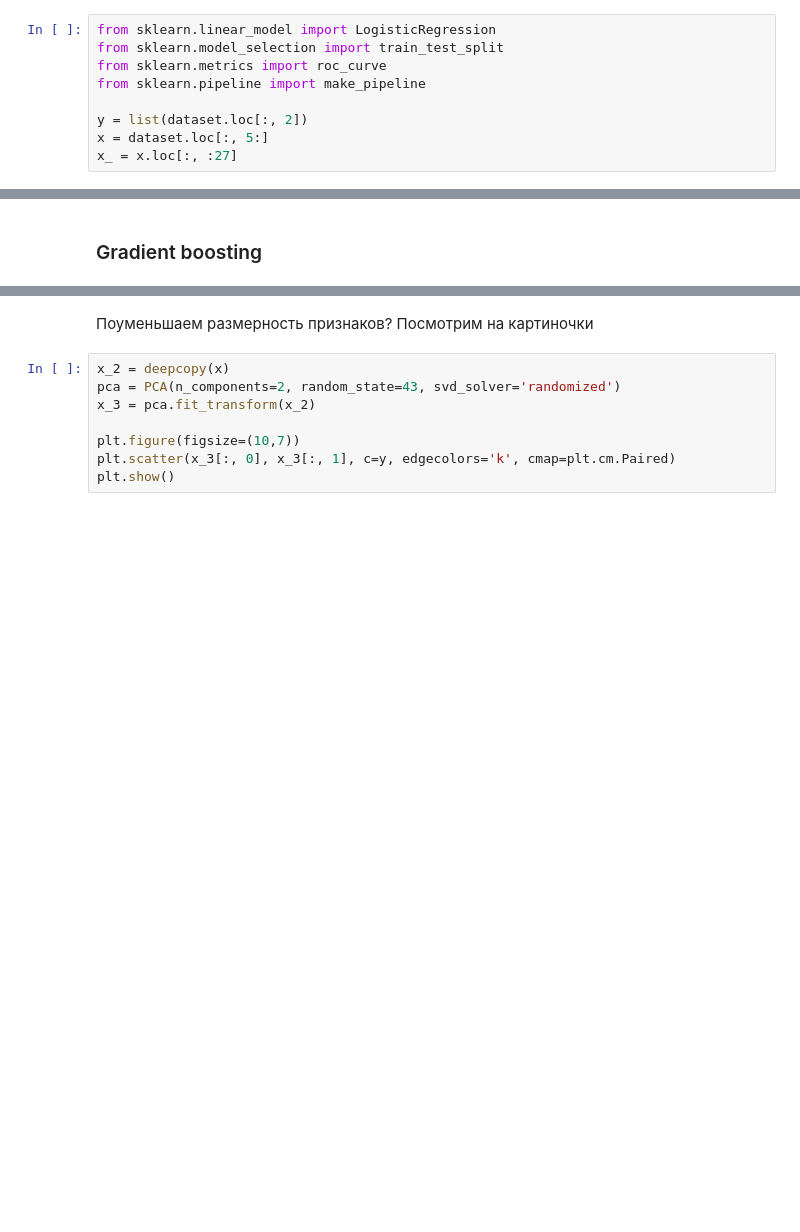
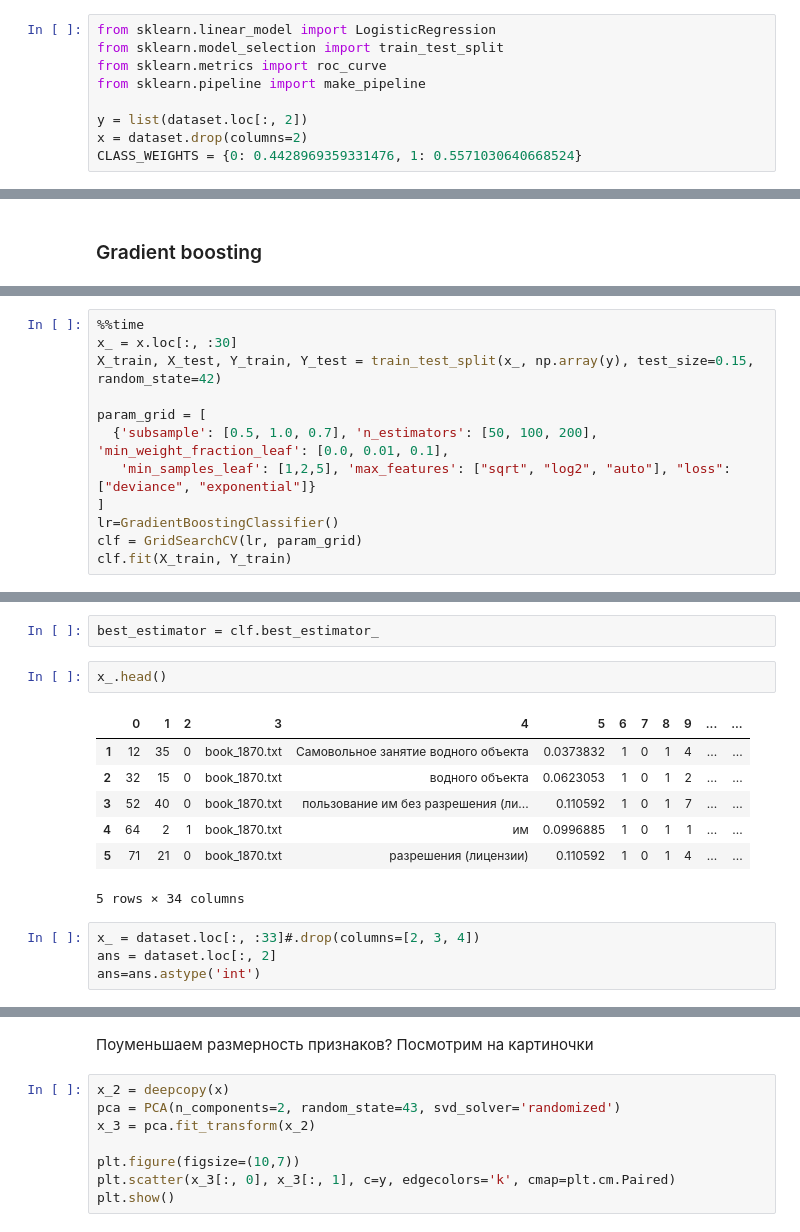
Before and after one commit to DariaZvereva/Coreference-Resolution, a Jupyter notebook: diploma.ipynb, the cells around one changed output, grey strips where cells are left out. Saved outputs shown, nothing was run; the diff lists cells and outputs as text; blank space fills up the shorter version.

```diff
--- a/diploma.ipynb
+++ b/diploma.ipynb
@@ -509,5 +629,5 @@ from sklearn.metrics import roc_curve
 from sklearn.pipeline import make_pipeline
 
 y = list(dataset.loc[:, 2])
-x = dataset.loc[:, 5:]
-x_ = x.loc[:, :27]
+x = dataset.drop(columns=2)
+CLASS_WEIGHTS = {0: 0.4428969359331476, 1: 0.5571030640668524}
@@ -612,0 +1006,12 @@ Accuracy 0.6323777403035413
+# %%
+%%time
+x_ = x.loc[:, :30]
+X_train, X_test, Y_train, Y_test = train_test_split(x_, np.array(y), test_size=0.15, random_state=42)
+
+param_grid = [
+  {'subsample': [0.5, 1.0, 0.7], 'n_estimators': [50, 100, 200], 'min_weight_fraction_leaf': [0.0, 0.01, 0.1],
+   'min_samples_leaf': [1,2,5], 'max_features': ["sqrt", "log2", "auto"], "loss": ["deviance", "exponential"]}
+]
+lr=GradientBoostingClassifier()
+clf = GridSearchCV(lr, param_grid)
+clf.fit(X_train, Y_train)
@@ -612,0 +1021,16 @@ Accuracy 0.6323777403035413
+# %%
+best_estimator = clf.best_estimator_
+# %%
+x_.head()
+# %% [output]
+|  | 0 | 1 | 2 | 3 | 4 | 5 | 6 | 7 | 8 | 9 | ... | ... |
+| 1 | 12 | 35 | 0 | book_1870.txt | Самовольное занятие водного объекта | 0.0373832 | 1 | 0 | 1 | 4 | ... | ... |
+| 2 | 32 | 15 | 0 | book_1870.txt | водного объекта | 0.0623053 | 1 | 0 | 1 | 2 | ... | ... |
+| 3 | 52 | 40 | 0 | book_1870.txt | пользование им без разрешения (ли... | 0.110592 | 1 | 0 | 1 | 7 | ... | ... |
+| 4 | 64 | 2 | 1 | book_1870.txt | им | 0.0996885 | 1 | 0 | 1 | 1 | ... | ... |
+| 5 | 71 | 21 | 0 | book_1870.txt | разрешения (лицензии) | 0.110592 | 1 | 0 | 1 | 4 | ... | ... |
+5 rows × 34 columns
+# %%
+x_ = dataset.loc[:, :33]#.drop(columns=[2, 3, 4])
+ans = dataset.loc[:, 2]
+ans=ans.astype('int')
```
Also changed, not shown: parts of 54 cells of this notebook.
